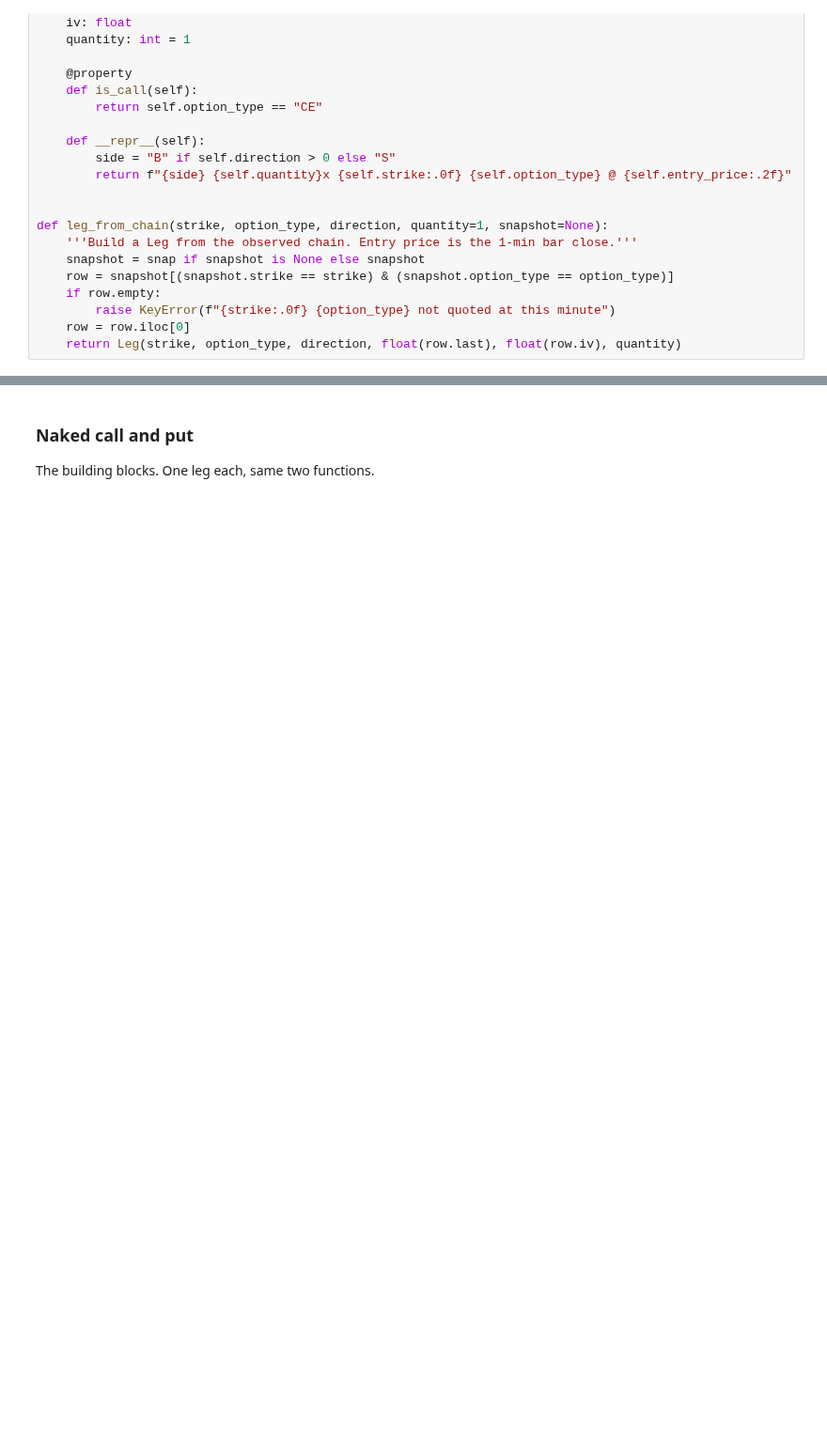
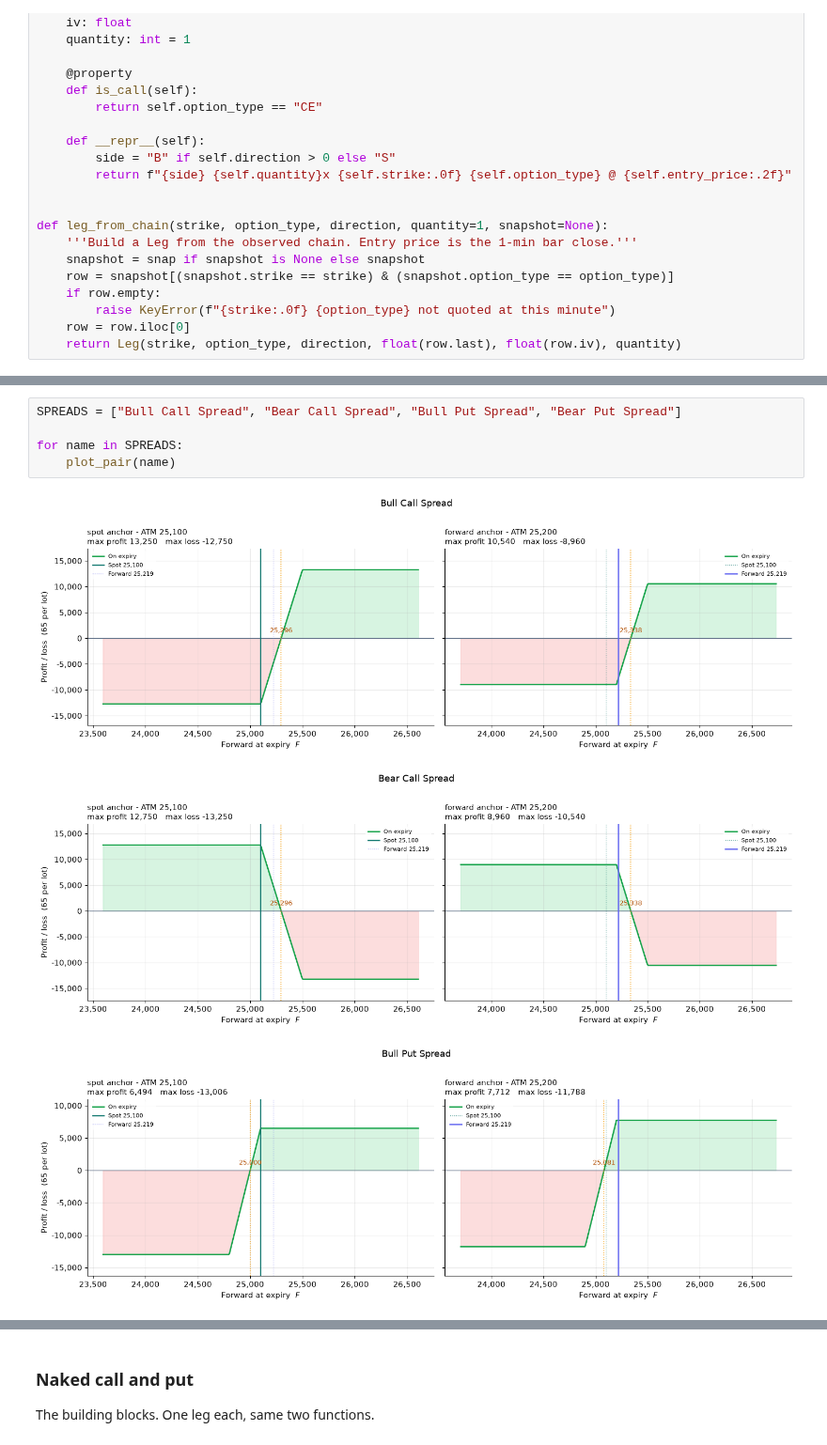
Before and after one commit to lalitkarthik/convex-hedge-payoff, a Jupyter notebook: notebooks/01_payoff_structures.ipynb, the cells around one changed output, grey strips where cells are left out. Shown at 94% size. Drawn from its saved outputs; the diff is of its cells as text; blank space fills up the shorter version.

```diff
--- a/notebooks/01_payoff_structures.ipynb
+++ b/notebooks/01_payoff_structures.ipynb
@@ -502,0 +650,9 @@ Four legs each, no new code.
+# %%
+SPREADS = ["Bull Call Spread", "Bear Call Spread", "Bull Put Spread", "Bear Put Spread"]
+
+for name in SPREADS:
+    plot_pair(name)
+# %% [output]
+[figure, added]
+[figure, added]
+[figure, added]
```
Also changed, not shown: parts of 33 cells of this notebook.
